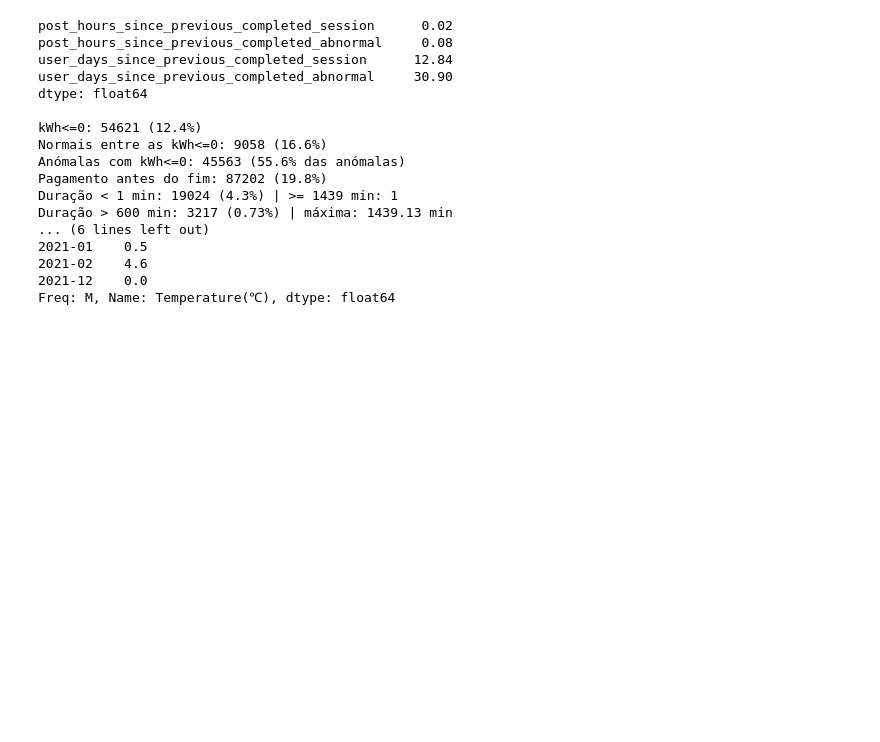
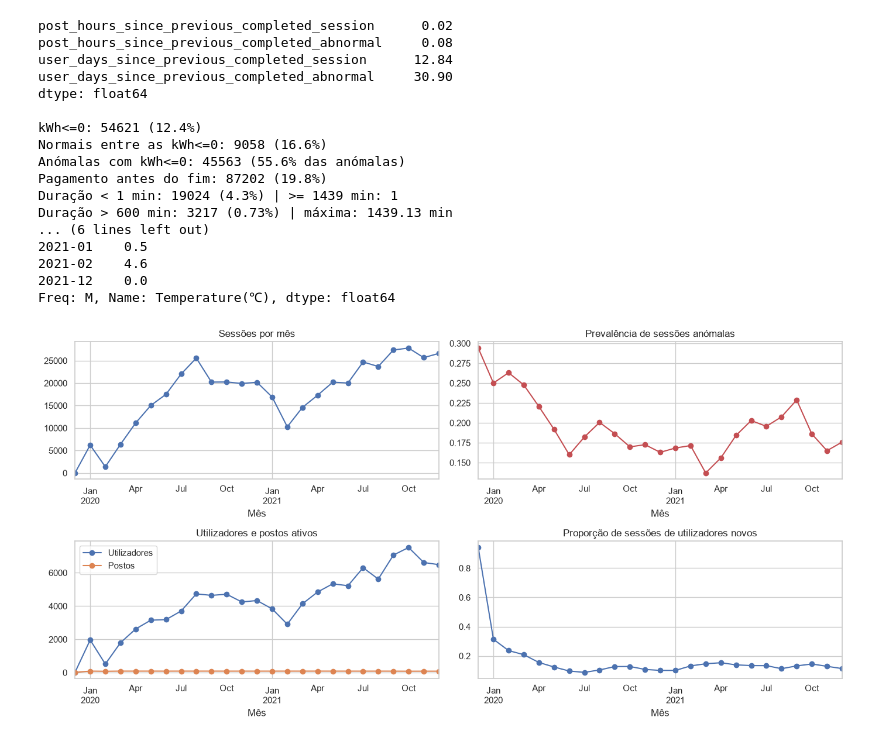
Before and after one commit to 1231478-Ellah-Fleischmann/MINDD-PROJETO, a Jupyter notebook: task1.ipynb, the cells around one changed output. Cells and saved outputs as stored; diff of their text form; code cells hidden in the pictures; blank space fills up the shorter version.

```diff
--- a/task1.ipynb
+++ b/task1.ipynb
@@ -1193,3 +1193,16 @@ Duração > 600 min: 3217 (0.73%) | máxima: 1439.13 min
 2021-02    4.6
 2021-12    0.0
 Freq: M, Name: Temperature(℃), dtype: float64
+# %%
+m2 = m.rename(columns={"users": "Utilizadores", "posts": "Postos"})
+fig, ax = plt.subplots(2, 2, figsize=(14, 7))
+m["n"].plot(ax=ax[0, 0], marker="o", title="Sessões por mês")
+m["abn_rate"].plot(ax=ax[0, 1], marker="o", color="C3", title="Prevalência de sessões anómalas")
+m2[["Utilizadores", "Postos"]].plot(ax=ax[1, 0], marker="o", title="Utilizadores e postos ativos")
+m["new_user_share"].plot(ax=ax[1, 1], marker="o", title="Proporção de sessões de utilizadores novos")
+for a in ax.ravel():
+    a.set_xlabel("Mês")
+plt.tight_layout()
+plt.show()
+# %% [output]
+[figure, added]
```
Also changed, not shown: parts of 1 cell of this notebook.
